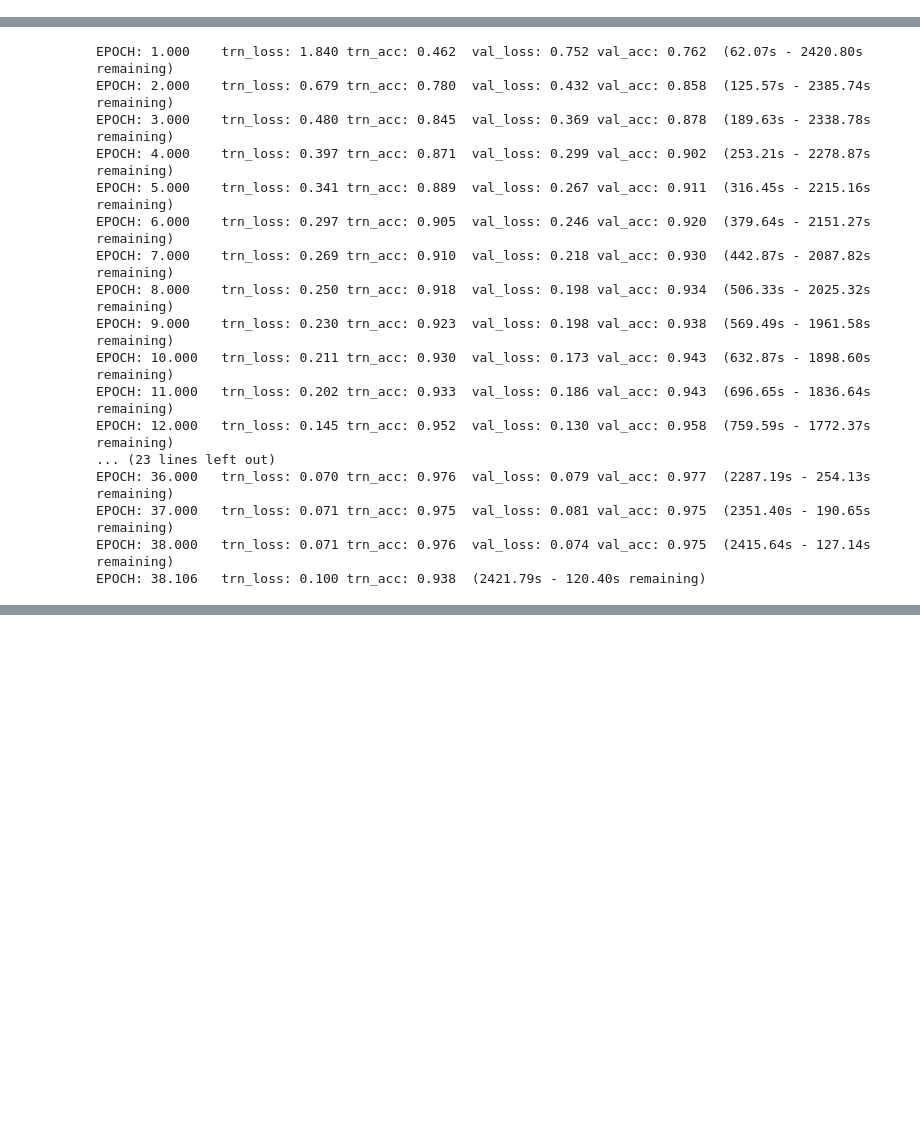
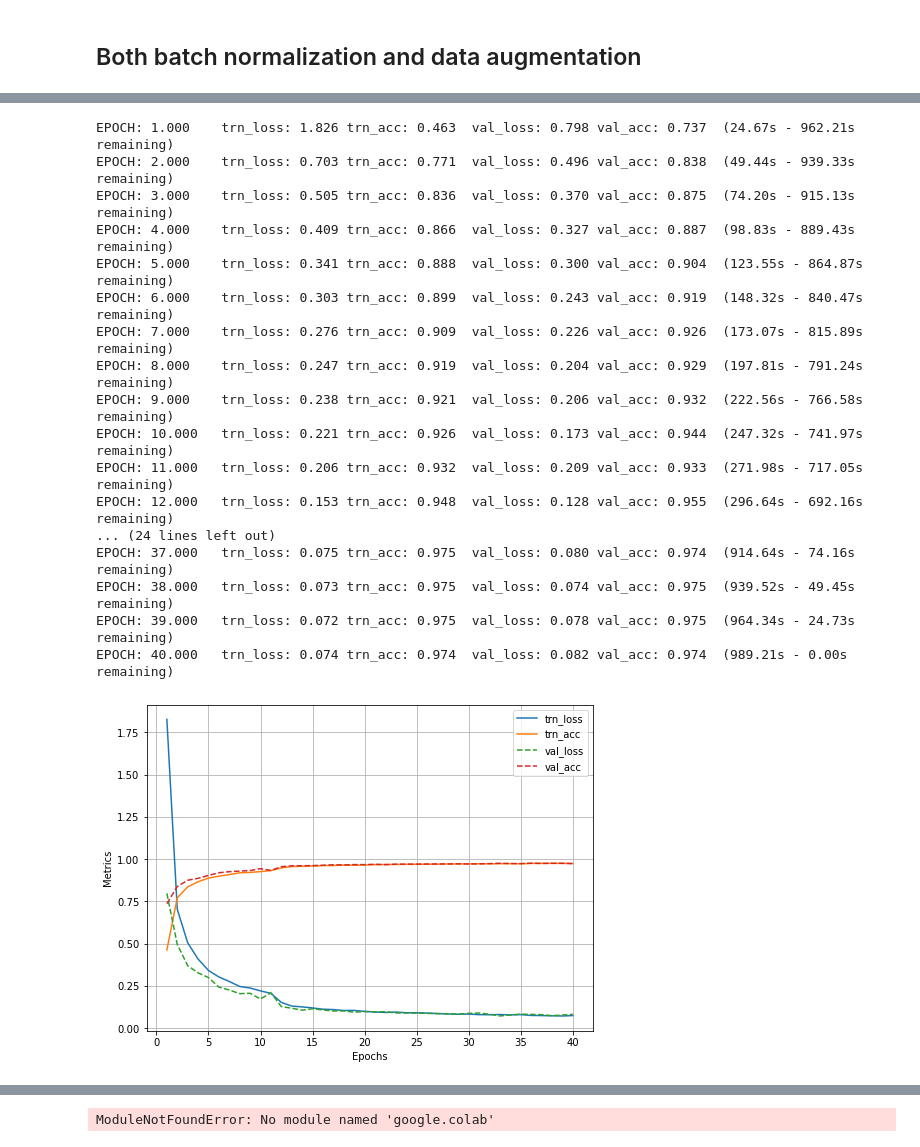
Before and after one commit to guyk1971/Modern-Computer-Vision-with-PyTorch, a Jupyter notebook: Ch06_Practical_Img_Cls/Road_sign_detection.ipynb, the cells around one changed output, grey strips where cells are left out. Drawn from its saved outputs; the diff is of its cells as text; code cells hidden in the pictures; blank space fills up the shorter version.

```diff
--- a/Ch06_Practical_Img_Cls/Road_sign_detection.ipynb
+++ b/Ch06_Practical_Img_Cls/Road_sign_detection.ipynb
@@ -184,13 +198,6 @@ EPOCH: 2.610    trn_loss: 0.927 trn_acc: 0.625  (42.70s - 611.66s remaining)
 # %%
 from torch_snippets import *
-classIds = pd.read_csv('signnames.csv')
-classIds.set_index('ClassId', inplace=True)
-classIds = classIds.to_dict()['SignName']
-classIds = {f'{k:05d}':v for k,v in classIds.items()}
-id2int = {v:ix for ix,(k,v) in enumerate(classIds.items())}
-
-from torchvision import transforms as T
-classIds = pd.read_csv('signnames.csv')
+classIds = pd.read_csv(os.path.join(dataset_path,'signnames.csv'))
 classIds.set_index('ClassId', inplace=True)
 classIds = classIds.to_dict()['SignName']
 classIds = {f'{k:05d}':v for k,v in classIds.items()}
@@ -250,7 +257,7 @@ class GTSRB(Dataset):
         return imgs, classes
 
 device = 'cuda' if torch.cuda.is_available() else 'cpu'
-all_files = Glob('GTSRB/Final_Training/Images/*/*.ppm')
+all_files = Glob(dataset_path+'GTSRB/Final_Training/Images/*/*.ppm')
 np.random.seed(10)
 np.random.shuffle(all_files)
 
@@ -336,13 +365,8 @@ dumpdill(log, 'no-aug-yes-bn.log')
+# %% [markdown]
+## Both batch normalization and data augmentation
 # %%
 from torch_snippets import *
-classIds = pd.read_csv('signnames.csv')
-classIds.set_index('ClassId', inplace=True)
-classIds = classIds.to_dict()['SignName']
-classIds = {f'{k:05d}':v for k,v in classIds.items()}
-id2int = {v:ix for ix,(k,v) in enumerate(classIds.items())}
-
-from torchvision import transforms as T
-classIds = pd.read_csv('signnames.csv')
+classIds = pd.read_csv(os.path.join(dataset_path,'signnames.csv'))
 classIds.set_index('ClassId', inplace=True)
 classIds = classIds.to_dict()['SignName']
 classIds = {f'{k:05d}':v for k,v in classIds.items()}
@@ -402,7 +426,7 @@ class GTSRB(Dataset):
         return imgs, classes
 
 device = 'cuda' if torch.cuda.is_available() else 'cpu'
-all_files = Glob('GTSRB/Final_Training/Images/*/*.ppm')
+all_files = Glob(dataset_path+'GTSRB/Final_Training/Images/*/*.ppm')
 np.random.seed(10)
 np.random.shuffle(all_files)
 
@@ -485,6 +509,6 @@ for ex in range(n_epochs):
 
 log.plot_epochs()
 dumpdill(log, '40-yes-aug-yes-bn.log')
-from google.colab import files
-files.download('40-yes-aug-yes-bn.log')
+# from google.colab import files
+# files.download('40-yes-aug-yes-bn.log')
 # %% [output]
@@ -494,17 +517,18 @@ files.download('40-yes-aug-yes-bn.log')
-EPOCH: 1.000    trn_loss: 1.840 trn_acc: 0.462  val_loss: 0.752 val_acc: 0.762  (62.07s - 2420.80s remaining)
-EPOCH: 2.000    trn_loss: 0.679 trn_acc: 0.780  val_loss: 0.432 val_acc: 0.858  (125.57s - 2385.74s remaining)
-EPOCH: 3.000    trn_loss: 0.480 trn_acc: 0.845  val_loss: 0.369 val_acc: 0.878  (189.63s - 2338.78s remaining)
-EPOCH: 4.000    trn_loss: 0.397 trn_acc: 0.871  val_loss: 0.299 val_acc: 0.902  (253.21s - 2278.87s remaining)
-EPOCH: 5.000    trn_loss: 0.341 trn_acc: 0.889  val_loss: 0.267 val_acc: 0.911  (316.45s - 2215.16s remaining)
-EPOCH: 6.000    trn_loss: 0.297 trn_acc: 0.905  val_loss: 0.246 val_acc: 0.920  (379.64s - 2151.27s remaining)
-EPOCH: 7.000    trn_loss: 0.269 trn_acc: 0.910  val_loss: 0.218 val_acc: 0.930  (442.87s - 2087.82s remaining)
-EPOCH: 8.000    trn_loss: 0.250 trn_acc: 0.918  val_loss: 0.198 val_acc: 0.934  (506.33s - 2025.32s remaining)
-EPOCH: 9.000    trn_loss: 0.230 trn_acc: 0.923  val_loss: 0.198 val_acc: 0.938  (569.49s - 1961.58s remaining)
-EPOCH: 10.000   trn_loss: 0.211 trn_acc: 0.930  val_loss: 0.173 val_acc: 0.943  (632.87s - 1898.60s remaining)
-EPOCH: 11.000   trn_loss: 0.202 trn_acc: 0.933  val_loss: 0.186 val_acc: 0.943  (696.65s - 1836.64s remaining)
-EPOCH: 12.000   trn_loss: 0.145 trn_acc: 0.952  val_loss: 0.130 val_acc: 0.958  (759.59s - 1772.37s remaining)
-... (23 lines left out)
-EPOCH: 36.000   trn_loss: 0.070 trn_acc: 0.976  val_loss: 0.079 val_acc: 0.977  (2287.19s - 254.13s remaining)
-EPOCH: 37.000   trn_loss: 0.071 trn_acc: 0.975  val_loss: 0.081 val_acc: 0.975  (2351.40s - 190.65s remaining)
-EPOCH: 38.000   trn_loss: 0.071 trn_acc: 0.976  val_loss: 0.074 val_acc: 0.975  (2415.64s - 127.14s remaining)
-EPOCH: 38.106   trn_loss: 0.100 trn_acc: 0.938  (2421.79s - 120.40s remaining)
+EPOCH: 1.000    trn_loss: 1.826 trn_acc: 0.463  val_loss: 0.798 val_acc: 0.737  (24.67s - 962.21s remaining)
+EPOCH: 2.000    trn_loss: 0.703 trn_acc: 0.771  val_loss: 0.496 val_acc: 0.838  (49.44s - 939.33s remaining)
+EPOCH: 3.000    trn_loss: 0.505 trn_acc: 0.836  val_loss: 0.370 val_acc: 0.875  (74.20s - 915.13s remaining)
+EPOCH: 4.000    trn_loss: 0.409 trn_acc: 0.866  val_loss: 0.327 val_acc: 0.887  (98.83s - 889.43s remaining)
+EPOCH: 5.000    trn_loss: 0.341 trn_acc: 0.888  val_loss: 0.300 val_acc: 0.904  (123.55s - 864.87s remaining)
+EPOCH: 6.000    trn_loss: 0.303 trn_acc: 0.899  val_loss: 0.243 val_acc: 0.919  (148.32s - 840.47s remaining)
+EPOCH: 7.000    trn_loss: 0.276 trn_acc: 0.909  val_loss: 0.226 val_acc: 0.926  (173.07s - 815.89s remaining)
+EPOCH: 8.000    trn_loss: 0.247 trn_acc: 0.919  val_loss: 0.204 val_acc: 0.929  (197.81s - 791.24s remaining)
+EPOCH: 9.000    trn_loss: 0.238 trn_acc: 0.921  val_loss: 0.206 val_acc: 0.932  (222.56s - 766.58s remaining)
+EPOCH: 10.000   trn_loss: 0.221 trn_acc: 0.926  val_loss: 0.173 val_acc: 0.944  (247.32s - 741.97s remaining)
+EPOCH: 11.000   trn_loss: 0.206 trn_acc: 0.932  val_loss: 0.209 val_acc: 0.933  (271.98s - 717.05s remaining)
+EPOCH: 12.000   trn_loss: 0.153 trn_acc: 0.948  val_loss: 0.128 val_acc: 0.955  (296.64s - 692.16s remaining)
+... (24 lines left out)
+EPOCH: 37.000   trn_loss: 0.075 trn_acc: 0.975  val_loss: 0.080 val_acc: 0.974  (914.64s - 74.16s remaining)
+EPOCH: 38.000   trn_loss: 0.073 trn_acc: 0.975  val_loss: 0.074 val_acc: 0.975  (939.52s - 49.45s remaining)
+EPOCH: 39.000   trn_loss: 0.072 trn_acc: 0.975  val_loss: 0.078 val_acc: 0.975  (964.34s - 24.73s remaining)
+EPOCH: 40.000   trn_loss: 0.074 trn_acc: 0.974  val_loss: 0.082 val_acc: 0.974  (989.21s - 0.00s remaining)
+[figure, added]
@@ -510,0 +536 @@ EPOCH: 38.106   trn_loss: 0.100 trn_acc: 0.938  (2421.79s - 120.40s remaining)
+ModuleNotFoundError: No module named 'google.colab'
```
Also changed, not shown: parts of 9 cells of this notebook, 26 other files.
